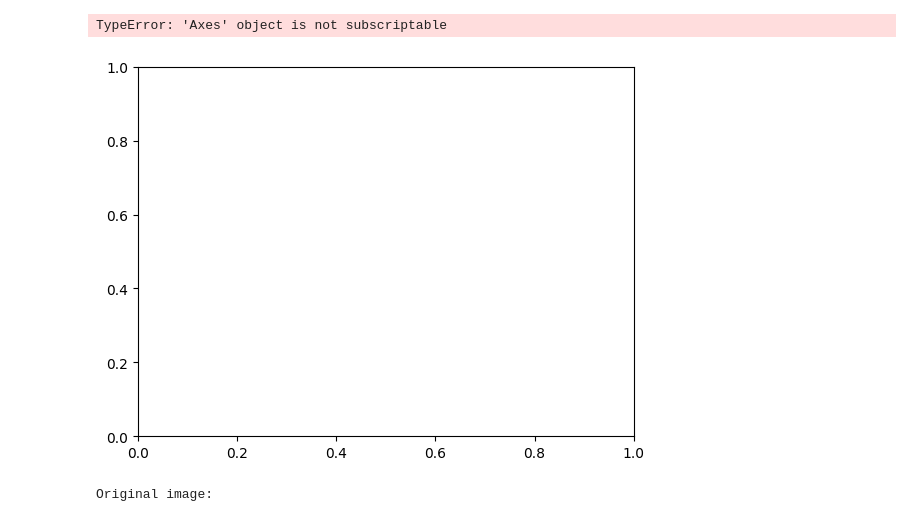
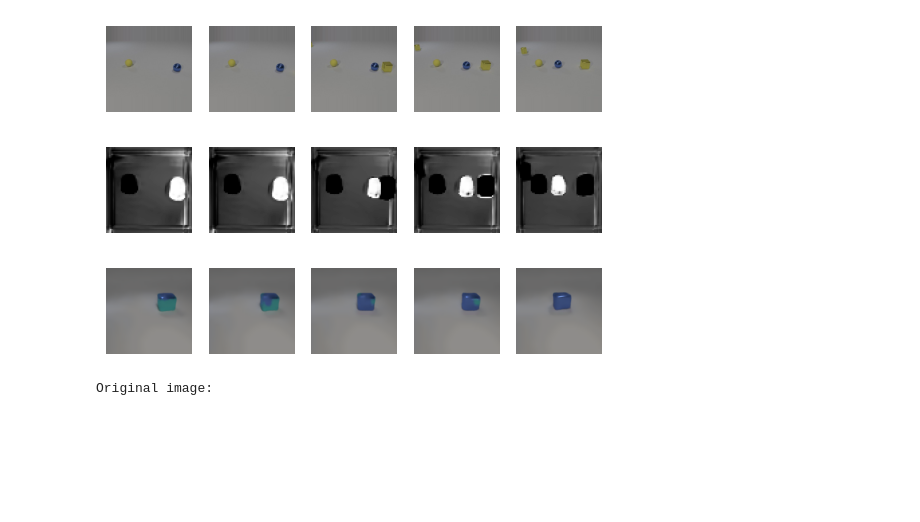
Before and after one commit to erik-gattung/NeuralConceptBinder, a Jupyter notebook: prototype_retrieval.ipynb, the cells around one changed output. Cells and saved outputs as stored; diff of their text form; code cells hidden in the pictures; blank space fills up the shorter version.

```diff
--- a/prototype_retrieval.ipynb
+++ b/prototype_retrieval.ipynb
@@ -520,0 +839,23 @@ ncb_encodings = np.array([enc.squeeze(0)[best_indices[i]] for i, enc in enumerat
+# %%
+ncb_encs = [enc.squeeze(0).cpu().numpy().astype(int) for enc in ncb_encodings]
+masks = [attn.squeeze((0, 2)).cpu().detach().numpy() for attn in attention_masks]
+flows = []
+with torch.no_grad():
+    for imfile1, imfile2 in zip(frame_names[:-1], frame_names[1:]):
+        image1 = load_image_for_raft(imfile1)
+        image2 = load_image_for_raft(imfile2)
+
+        padder = InputPadder(image1.shape)
+        image1, image2 = padder.pad(image1, image2)
+
+        flow_low, flow_up = raft_model(image1, image2, iters=20, test_mode=True)
+        flows.append(flow_up)
+
+flows = [resize_optical_flow(flo.squeeze().permute(1, 2, 0).cpu().numpy(), masks[0].shape[1:]) for flo in flows]
+
+slot_mappings = [get_slot_origins(masks[i], masks[i+1], flows[i]) for i in range(len(masks)-1)]
+
+# TODO: do cool thnigs with the object time series now. Probably filter it
+object_dict = track_objects_through_frames(slot_mappings, ncb_encs, masks, first_object_id=0)
+print(slot_mappings)
+print(object_dict)
@@ -525,20 +940,31 @@ encoding_to_look_at = ncb_encodings[0]
 for i in range(len(encoding_to_look_at)):
     show_exemplars(i, encoding_to_look_at[i], num_examples=5)
 # %%
+# Get attributes from temporal obejct dict
+object_id = 0
+object_codes = [object_dict[object_id][frame_id]["enc"] for frame_id in object_dict[object_id].keys()]
+object_masks = [object_dict[object_id][frame_id]["mask"] for frame_id in object_dict[object_id].keys()]
+attribute_dicts, prototype_images = zip(*[describe_encoding_via_prototypes(codes) for codes in object_codes])
+
 # use VLM to get attributes from decoded NCB prototypes (takes around 9 minutes for a whole video on a 4090 or takes 0 seconds if results are already cached in prototype_table)
-attribute_dicts, prototype_images = zip(*[describe_encoding_via_prototypes(codes) for codes in ncb_encodings])
+# old version without temporal dict
+# attribute_dicts, prototype_images = zip(*[describe_encoding_via_prototypes(codes) for codes in ncb_encodings])
 # %%
-visualization_index = slice(0, 2, 1)
+visualization_index = slice(0, 10, 2)
 
 # plot images and their ncb encodings
 show_images_from_filenames(frame_names[visualization_index])
-print(ncb_encodings[visualization_index])
+# print(ncb_encodings[visualization_index])
+
+# plot the according masks
+show_images_from_PIL(object_masks[visualization_index], cmap="grey")
 
 # show prototype images
 show_images_from_PIL(prototype_images[visualization_index])
 # %% [output]
-TypeError: 'Axes' object is not subscriptable
-[figure, old version]
+[figure, new version]
+[figure, added]
+[figure, added]
 # %%
 # showcase of prototype reconstruction for attribute retrieval
 frame_index = 0
```
Also changed, not shown: parts of 10 cells of this notebook, 1 other file.
